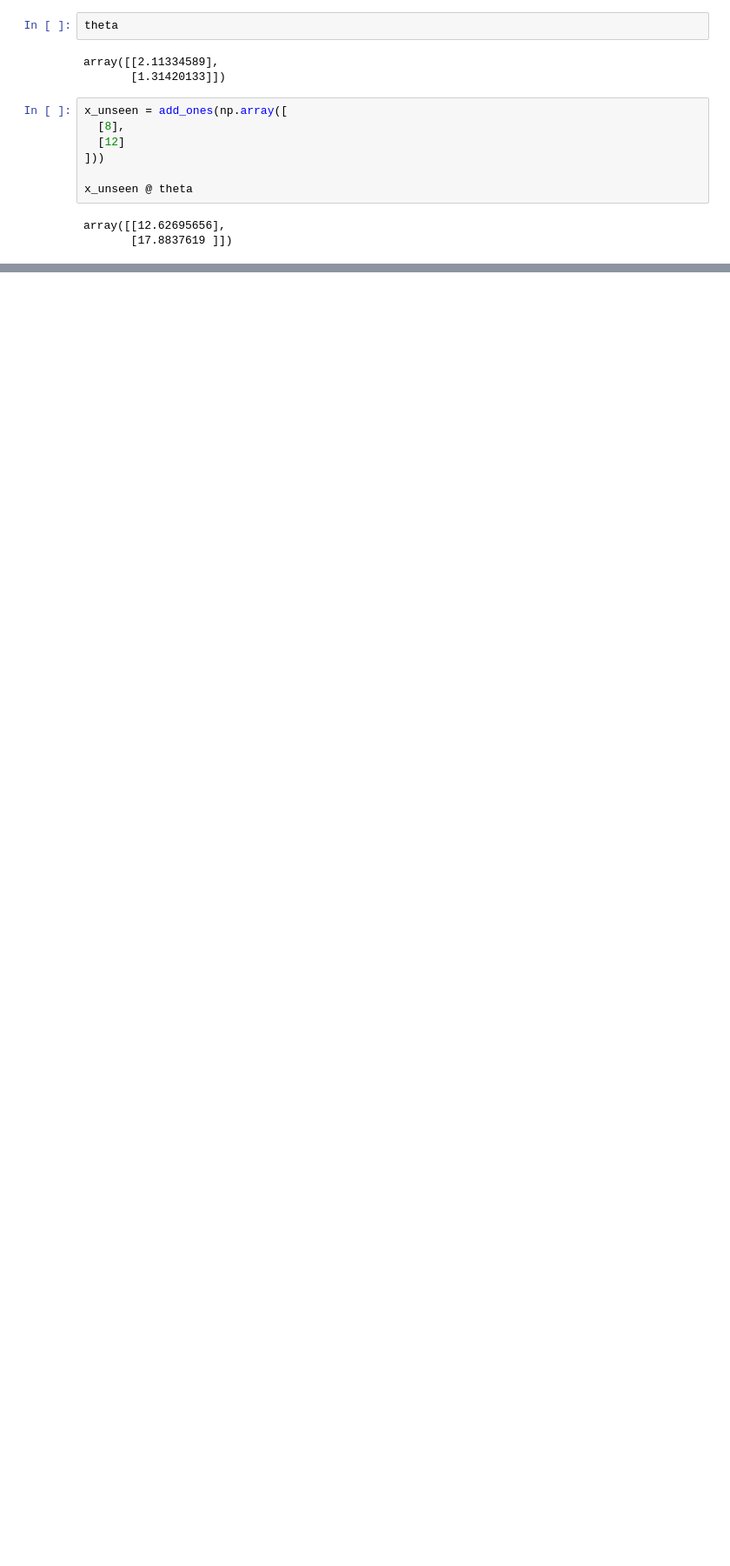
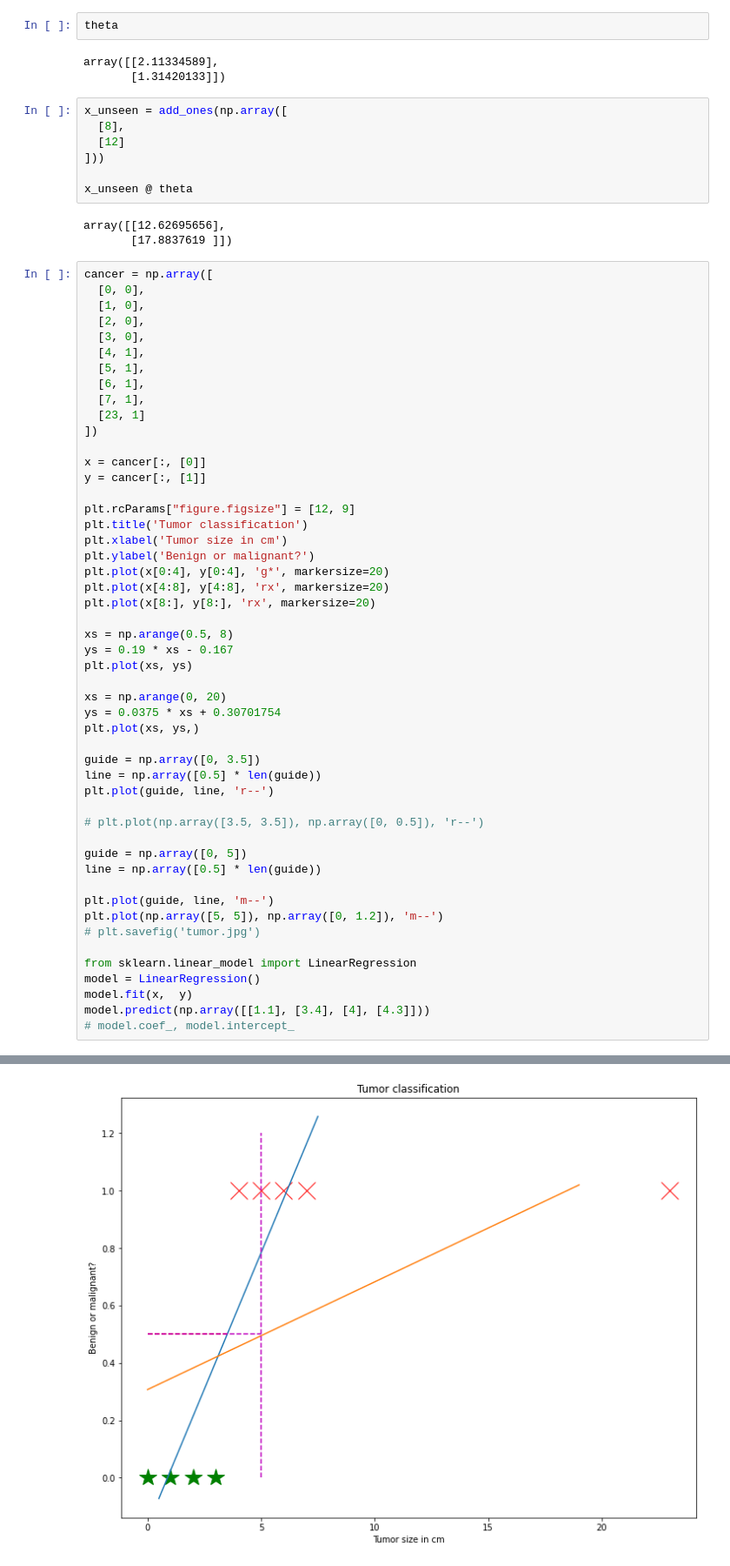
Before and after one commit to GDSC-CPU/tf-workshop, a Jupyter notebook: notebooks/playgrounds/playground.ipynb, the cells around one changed output, grey strips where cells are left out. Shown at 87% size. Drawn from its saved outputs; the diff is of its cells as text; blank space fills up the shorter version.

```diff
--- a/notebooks/playgrounds/playground.ipynb
+++ b/notebooks/playgrounds/playground.ipynb
@@ -209,3 +209,54 @@ x_unseen @ theta
 # %% [output]
 array([[12.62695656],
        [17.8837619 ]])
+# %%
+cancer = np.array([
+  [0, 0],
+  [1, 0],
+  [2, 0],
+  [3, 0],
+  [4, 1],
+  [5, 1],
+  [6, 1],
+  [7, 1],
+  [23, 1]
+])
+
+x = cancer[:, [0]]
+y = cancer[:, [1]]
+
+plt.rcParams["figure.figsize"] = [12, 9]
+plt.title('Tumor classification')
+plt.xlabel('Tumor size in cm')
+plt.ylabel('Benign or malignant?')
+plt.plot(x[0:4], y[0:4], 'g*', markersize=20)
+plt.plot(x[4:8], y[4:8], 'rx', markersize=20)
+plt.plot(x[8:], y[8:], 'rx', markersize=20)
+
+xs = np.arange(0.5, 8)
+ys = 0.19 * xs - 0.167
+plt.plot(xs, ys)
+
+xs = np.arange(0, 20)
+ys = 0.0375 * xs + 0.30701754
+plt.plot(xs, ys,)
+
+guide = np.array([0, 3.5])
+line = np.array([0.5] * len(guide))
+plt.plot(guide, line, 'r--')
+
+# plt.plot(np.array([3.5, 3.5]), np.array([0, 0.5]), 'r--')
+
+guide = np.array([0, 5])
+line = np.array([0.5] * len(guide))
+
+plt.plot(guide, line, 'm--')
+plt.plot(np.array([5, 5]), np.array([0, 1.2]), 'm--')
+# plt.savefig('tumor.jpg')
+
+from sklearn.linear_model import LinearRegression
+model = LinearRegression()
+model.fit(x,  y)
+model.predict(np.array([[1.1], [3.4], [4], [4.3]]))
+# model.coef_, model.intercept_
+# %% [output]
@@ -211,0 +267 @@ array([[12.62695656],
+[figure, added]
```
Also changed, not shown: parts of 1 cell of this notebook, 13 other files.
